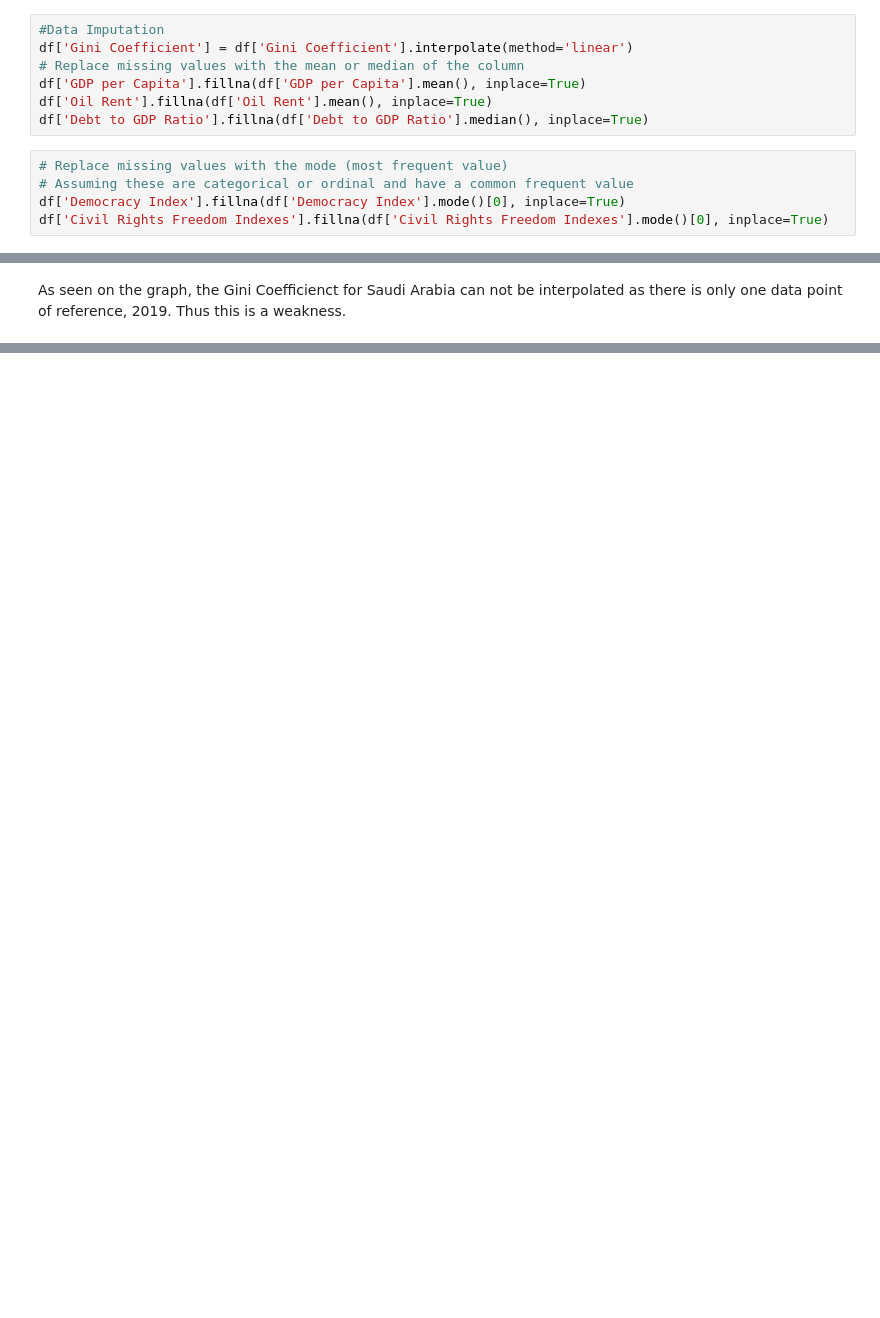
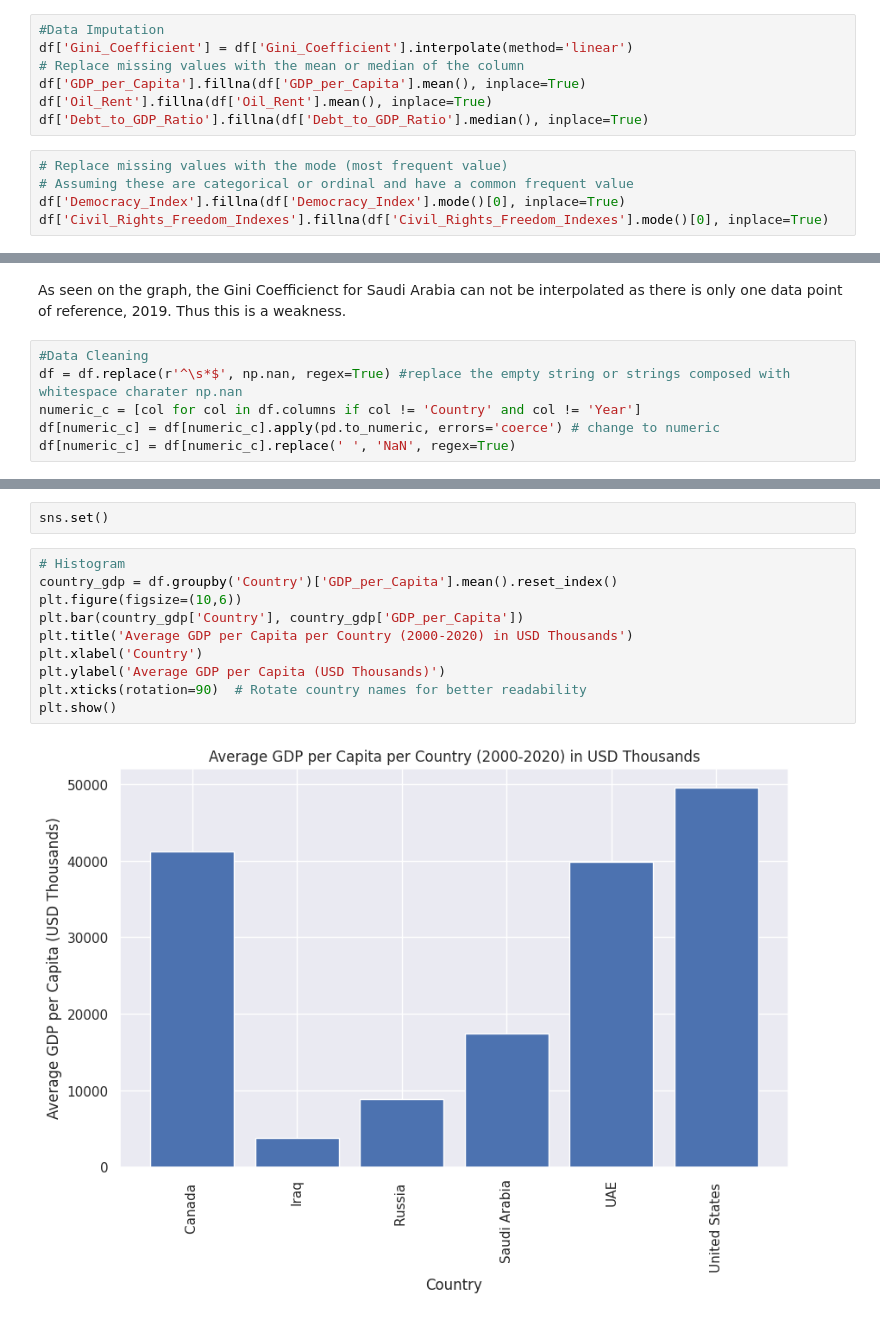
Before and after one commit to winstonlingga/QM2Gr13, a Jupyter notebook: Phase1.ipynb, the cells around one changed output, grey strips where cells are left out. Cells and saved outputs as stored; diff of their text form; blank space fills up the shorter version.

```diff
--- a/Phase1.ipynb
+++ b/Phase1.ipynb
@@ -53,16 +54,16 @@ df['Gini Coefficient'] = pd.to_numeric(df['Gini Coefficient'], errors='coerce')
 df.dropna(how='all', inplace=True)
 # %%
 #Data Imputation
-df['Gini Coefficient'] = df['Gini Coefficient'].interpolate(method='linear')
+df['Gini_Coefficient'] = df['Gini_Coefficient'].interpolate(method='linear')
 # Replace missing values with the mean or median of the column
-df['GDP per Capita'].fillna(df['GDP per Capita'].mean(), inplace=True)
-df['Oil Rent'].fillna(df['Oil Rent'].mean(), inplace=True)
-df['Debt to GDP Ratio'].fillna(df['Debt to GDP Ratio'].median(), inplace=True)
+df['GDP_per_Capita'].fillna(df['GDP_per_Capita'].mean(), inplace=True)
+df['Oil_Rent'].fillna(df['Oil_Rent'].mean(), inplace=True)
+df['Debt_to_GDP_Ratio'].fillna(df['Debt_to_GDP_Ratio'].median(), inplace=True)
 # %%
 # Replace missing values with the mode (most frequent value)
 # Assuming these are categorical or ordinal and have a common frequent value
-df['Democracy Index'].fillna(df['Democracy Index'].mode()[0], inplace=True)
-df['Civil Rights Freedom Indexes'].fillna(df['Civil Rights Freedom Indexes'].mode()[0], inplace=True)
+df['Democracy_Index'].fillna(df['Democracy_Index'].mode()[0], inplace=True)
+df['Civil_Rights_Freedom_Indexes'].fillna(df['Civil_Rights_Freedom_Indexes'].mode()[0], inplace=True)
 # %%
 # Verify the changes
 print(df.head())
@@ -107,3 +108,9 @@ print(df)
 [126 rows x 9 columns]
 # %% [markdown]
 As seen on the graph, the Gini Coefficienct for Saudi Arabia can not be interpolated as there is only one data point of reference, 2019. Thus this is a weakness.
+# %%
+#Data Cleaning
+df = df.replace(r'^\s*$', np.nan, regex=True) #replace the empty string or strings composed with whitespace charater np.nan
+numeric_c = [col for col in df.columns if col != 'Country' and col != 'Year']
+df[numeric_c] = df[numeric_c].apply(pd.to_numeric, errors='coerce') # change to numeric
+df[numeric_c] = df[numeric_c].replace(' ', 'NaN', regex=True)
@@ -109,0 +140,14 @@ As seen on the graph, the Gini Coefficienct for Saudi Arabia can not be interpol
+# %%
+sns.set()
+# %%
+# Histogram
+country_gdp = df.groupby('Country')['GDP_per_Capita'].mean().reset_index()
+plt.figure(figsize=(10,6))
+plt.bar(country_gdp['Country'], country_gdp['GDP_per_Capita'])
+plt.title('Average GDP per Capita per Country (2000-2020) in USD Thousands')
+plt.xlabel('Country')
+plt.ylabel('Average GDP per Capita (USD Thousands)')
+plt.xticks(rotation=90)  # Rotate country names for better readability
+plt.show()
+# %% [output]
+[figure, added]
```
Also changed, not shown: parts of 13 cells of this notebook.
